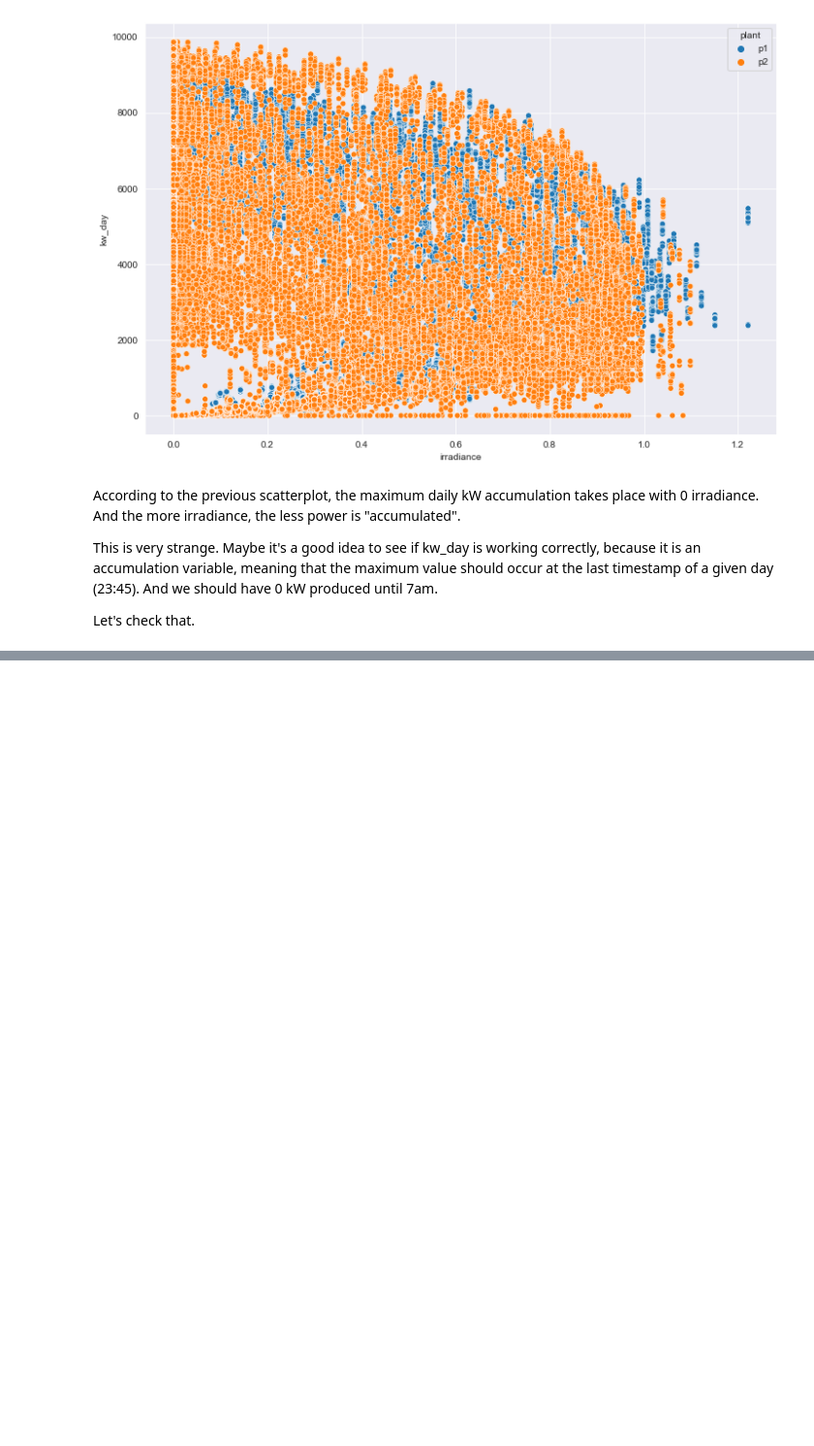
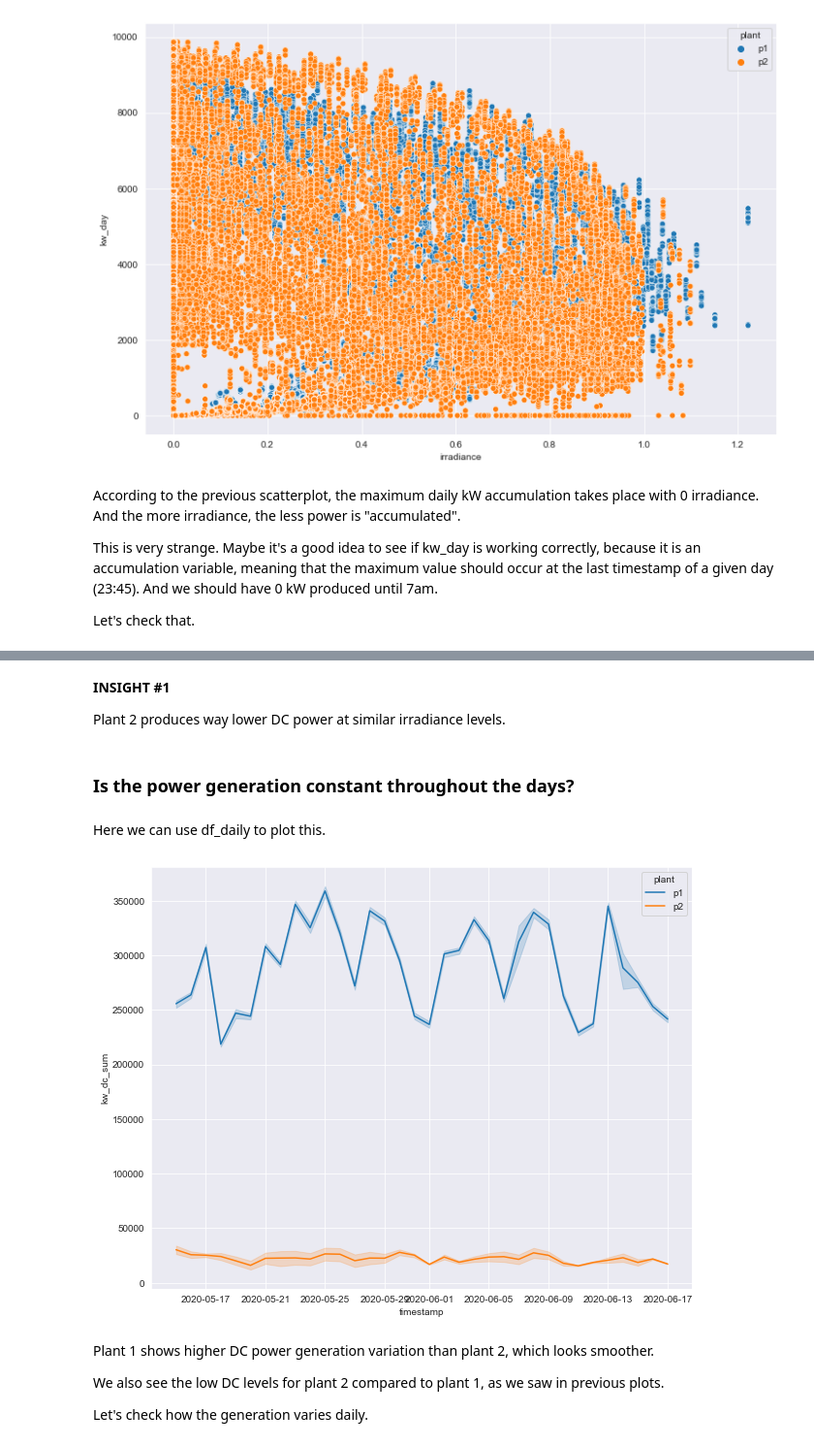
Before and after one commit to luis-cj/data-science-solar-power-plant, a Jupyter notebook: solar_power_plant_part_3.ipynb, the cells around one changed output, grey strips where cells are left out. Shown at 97% size. Cells and saved outputs as stored; diff of their text form; code cells hidden in the pictures; blank space fills up the shorter version.

Commit message:
started checking daily generation

```diff
--- a/solar_power_plant_part_3.ipynb
+++ b/solar_power_plant_part_3.ipynb
@@ -265,0 +284,19 @@ Let's check that.
+# %% [markdown]
+**INSIGHT #1**
+
+Plant 2 produces way lower DC power at similar irradiance levels.
+# %% [markdown]
+### Is the power generation constant throughout the days?
+# %% [markdown]
+Here we can use df_daily to plot this.
+# %%
+plt.figure(figsize=(10,8))
+sns.lineplot(data=df_daily.reset_index(), x=df_daily.index, y=df_daily.reset_index()["kw_dc_sum"], hue="plant");
+# %% [output]
+[figure, added]
+# %% [markdown]
+Plant 1 shows higher DC power generation variation than plant 2, which looks smoother.
+
+We also see the low DC levels for plant 2 compared to plant 1, as we saw in previous plots.
+
+Let's check how the generation varies daily.
```
Also changed, not shown: parts of 3 cells of this notebook.
